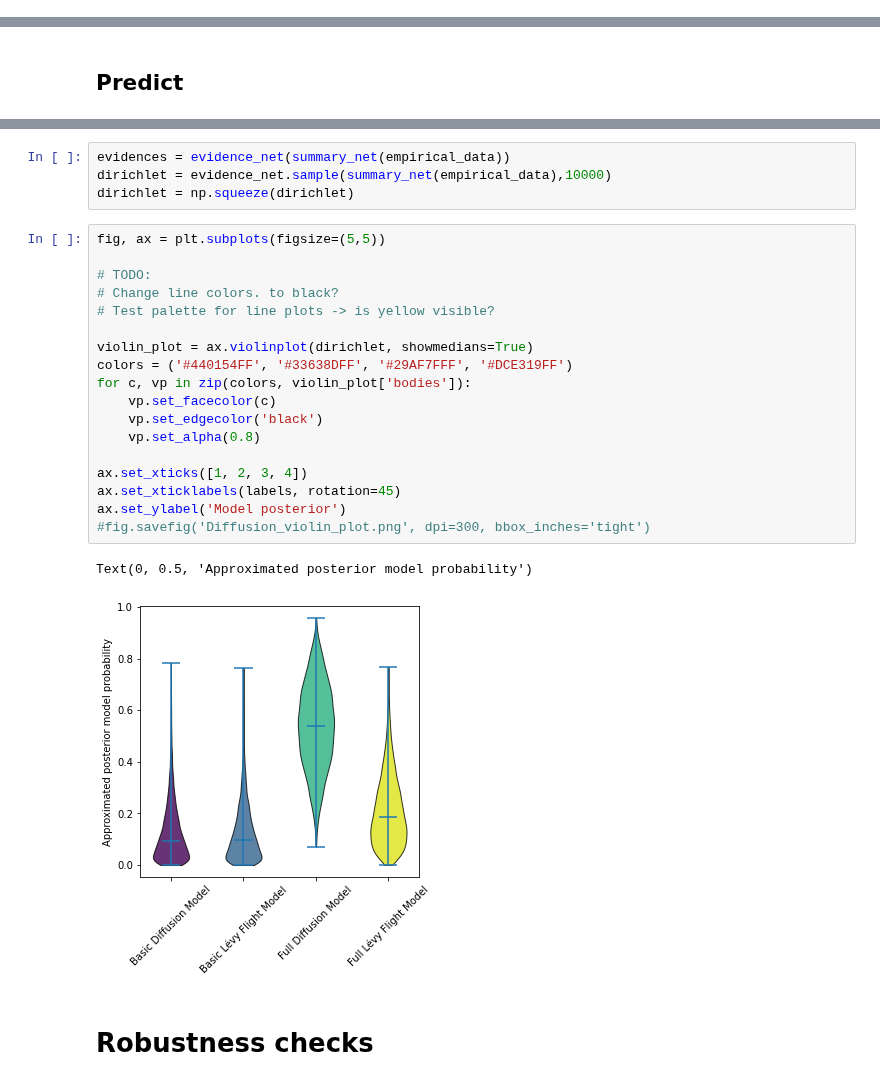
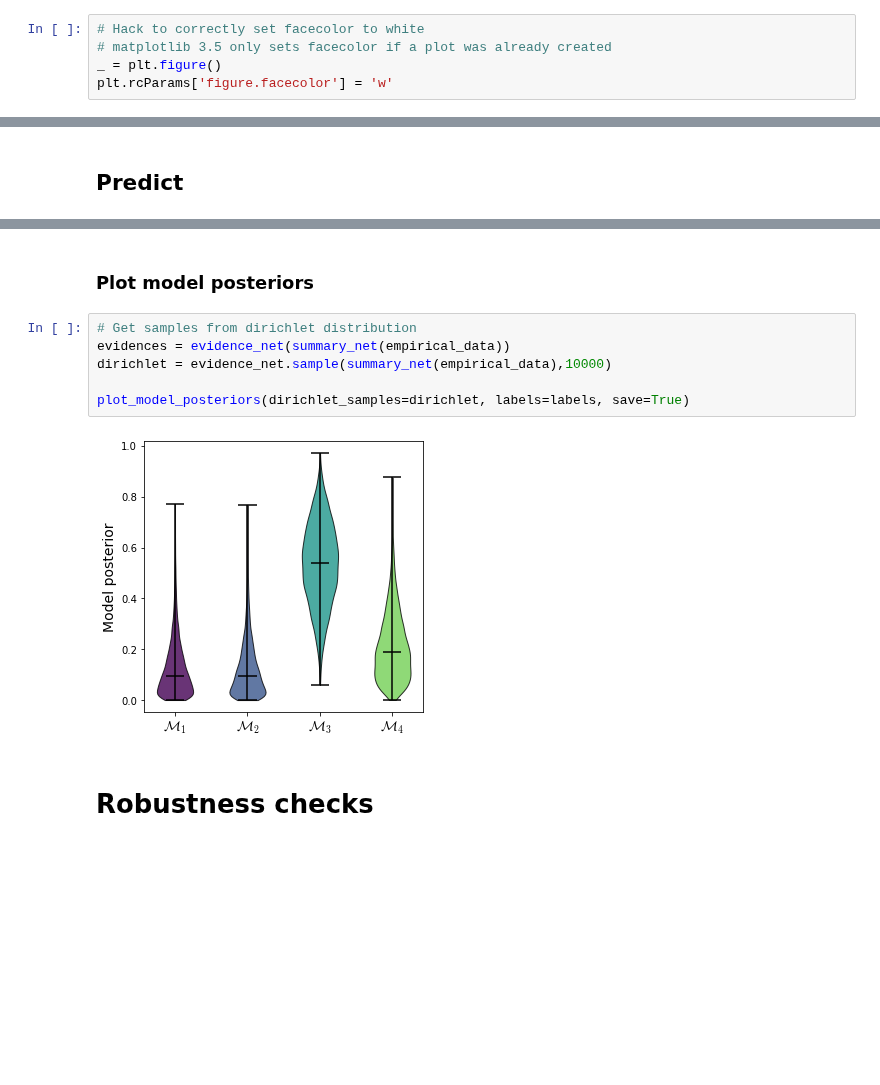
Before and after one commit to elseml/DeepHierarchicalModelComparison, a Jupyter notebook: notebooks/03_levy_flight_application/05_apply_networks.ipynb, the cells around one changed output, grey strips where cells are left out. Cells and saved outputs as stored; diff of their text form; blank space fills up the shorter version.

```diff
--- a/notebooks/03_levy_flight_application/05_apply_networks.ipynb
+++ b/notebooks/03_levy_flight_application/05_apply_networks.ipynb
@@ -19,3 +20,8 @@ plt.rcParams['figure.facecolor'] = 'w'
 from bayesflow.trainers import ModelComparisonTrainer
 from bayesflow.amortizers import MultiModelAmortizer
 from bayesflow.losses import log_loss
+# %%
+# Hack to correctly set facecolor to white
+# matplotlib 3.5 only sets facecolor if a plot was already created
+_ = plt.figure()
+plt.rcParams['figure.facecolor'] = 'w'
@@ -93,28 +145,13 @@ pd.DataFrame(bfs, index=labels, columns=labels)
+# %% [markdown]
+### Plot model posteriors
 # %%
+# Get samples from dirichlet distribution
 evidences = evidence_net(summary_net(empirical_data))
 dirichlet = evidence_net.sample(summary_net(empirical_data),10000)
-dirichlet = np.squeeze(dirichlet)
+
+plot_model_posteriors(dirichlet_samples=dirichlet, labels=labels, save=True)
+# %% [output]
+[figure, added]
-# %%
-fig, ax = plt.subplots(figsize=(5,5))
-
-# TODO:
-# Change line colors. to black?
-# Test palette for line plots -> is yellow visible?
-
-violin_plot = ax.violinplot(dirichlet, showmedians=True)
-colors = ('#440154FF', '#33638DFF', '#29AF7FFF', '#DCE319FF')
-for c, vp in zip(colors, violin_plot['bodies']):
-    vp.set_facecolor(c)
-    vp.set_edgecolor('black')
-    vp.set_alpha(0.8)
-
-ax.set_xticks([1, 2, 3, 4])
-ax.set_xticklabels(labels, rotation=45)
-ax.set_ylabel('Model posterior')
-#fig.savefig('Diffusion_violin_plot.png', dpi=300, bbox_inches='tight')
-# %% [output]
-Text(0, 0.5, 'Approximated posterior model probability')
-[figure, removed]
 # %% [markdown]
 # Robustness checks
 # %% [markdown]
```
Also changed, not shown: parts of 12 cells of this notebook, 2 other files.
